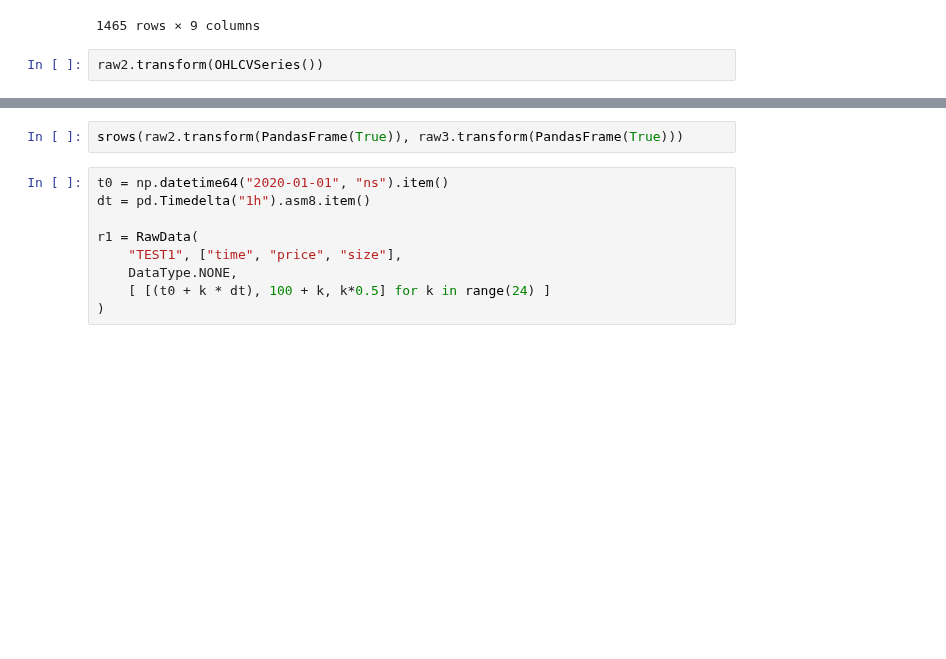
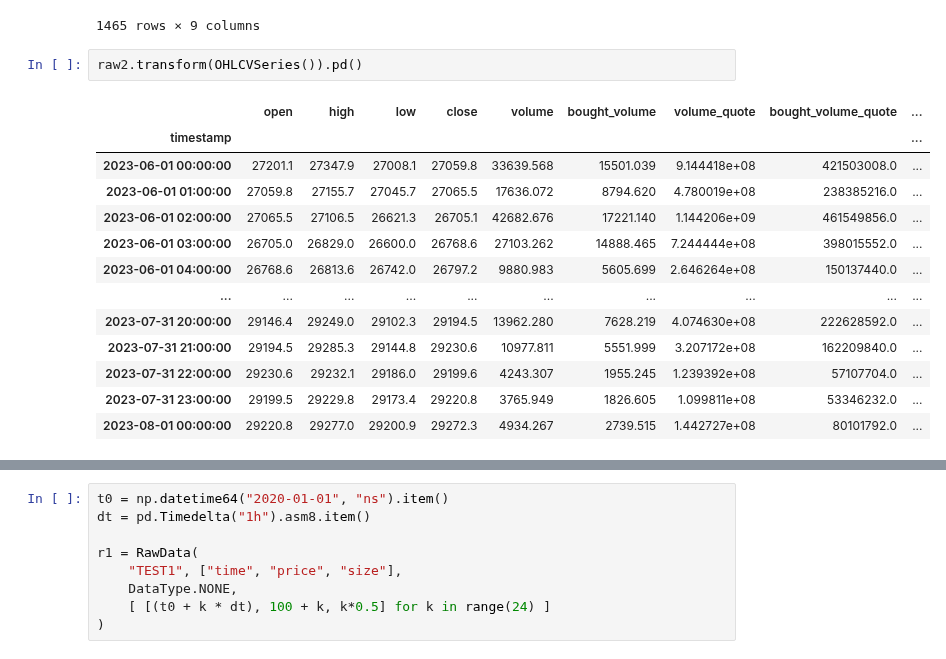
Before and after one commit to xLydianSoftware/Qubx, a Jupyter notebook: experiments/data/11.0 New Storages Interface.ipynb, the cells around one changed output, grey strips where cells are left out. Drawn from its saved outputs; the diff is of its cells as text; blank space fills up the shorter version.

```diff
--- a/experiments/data/11.0 New Storages Interface.ipynb
+++ b/experiments/data/11.0 New Storages Interface.ipynb
@@ -184,5 +168,18 @@ raw2.transform(PandasFrame(True))
 | 2023-08-01 00:00:00 | BTCUSDT | 29220.8 | 29277.0 | 29200.9 | 29272.3 | 4934.267 | 144272672.0 | 49285 | 2739.515 | ... |
 1465 rows × 9 columns
 # %%
-raw2.transform(OHLCVSeries())
+raw2.transform(OHLCVSeries()).pd()
 # %% [output]
+|  | open | high | low | close | volume | bought_volume | volume_quote | bought_volume_quote | ... |
+| timestamp |  |  |  |  |  |  |  |  | ... |
+| 2023-06-01 00:00:00 | 27201.1 | 27347.9 | 27008.1 | 27059.8 | 33639.568 | 15501.039 | 9.144418e+08 | 421503008.0 | ... |
+| 2023-06-01 01:00:00 | 27059.8 | 27155.7 | 27045.7 | 27065.5 | 17636.072 | 8794.620 | 4.780019e+08 | 238385216.0 | ... |
+| 2023-06-01 02:00:00 | 27065.5 | 27106.5 | 26621.3 | 26705.1 | 42682.676 | 17221.140 | 1.144206e+09 | 461549856.0 | ... |
+| 2023-06-01 03:00:00 | 26705.0 | 26829.0 | 26600.0 | 26768.6 | 27103.262 | 14888.465 | 7.244444e+08 | 398015552.0 | ... |
+| 2023-06-01 04:00:00 | 26768.6 | 26813.6 | 26742.0 | 26797.2 | 9880.983 | 5605.699 | 2.646264e+08 | 150137440.0 | ... |
+| ... | ... | ... | ... | ... | ... | ... | ... | ... | ... |
+| 2023-07-31 20:00:00 | 29146.4 | 29249.0 | 29102.3 | 29194.5 | 13962.280 | 7628.219 | 4.074630e+08 | 222628592.0 | ... |
+| 2023-07-31 21:00:00 | 29194.5 | 29285.3 | 29144.8 | 29230.6 | 10977.811 | 5551.999 | 3.207172e+08 | 162209840.0 | ... |
+| 2023-07-31 22:00:00 | 29230.6 | 29232.1 | 29186.0 | 29199.6 | 4243.307 | 1955.245 | 1.239392e+08 | 57107704.0 | ... |
+| 2023-07-31 23:00:00 | 29199.5 | 29229.8 | 29173.4 | 29220.8 | 3765.949 | 1826.605 | 1.099811e+08 | 53346232.0 | ... |
+| 2023-08-01 00:00:00 | 29220.8 | 29277.0 | 29200.9 | 29272.3 | 4934.267 | 2739.515 | 1.442727e+08 | 80101792.0 | ... |
@@ -206,5 +187,3 @@ timestamp
-# %%
-srows(raw2.transform(PandasFrame(True)), raw3.transform(PandasFrame(True)))
 # %%
 t0 = np.datetime64("2020-01-01", "ns").item()
 dt = pd.Timedelta("1h").asm8.item()
```
Also changed, not shown: parts of 11 cells of this notebook, 4 other files.
